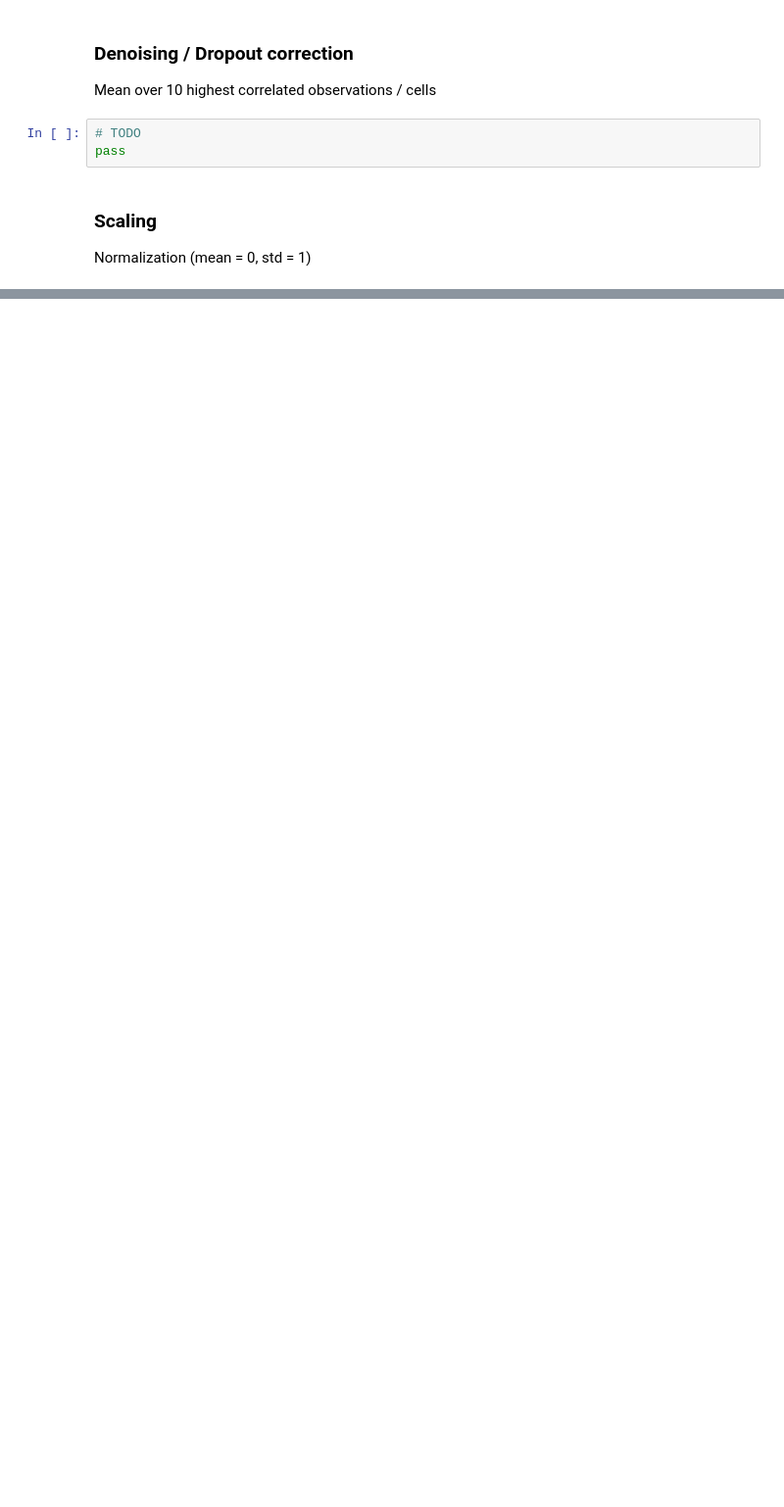
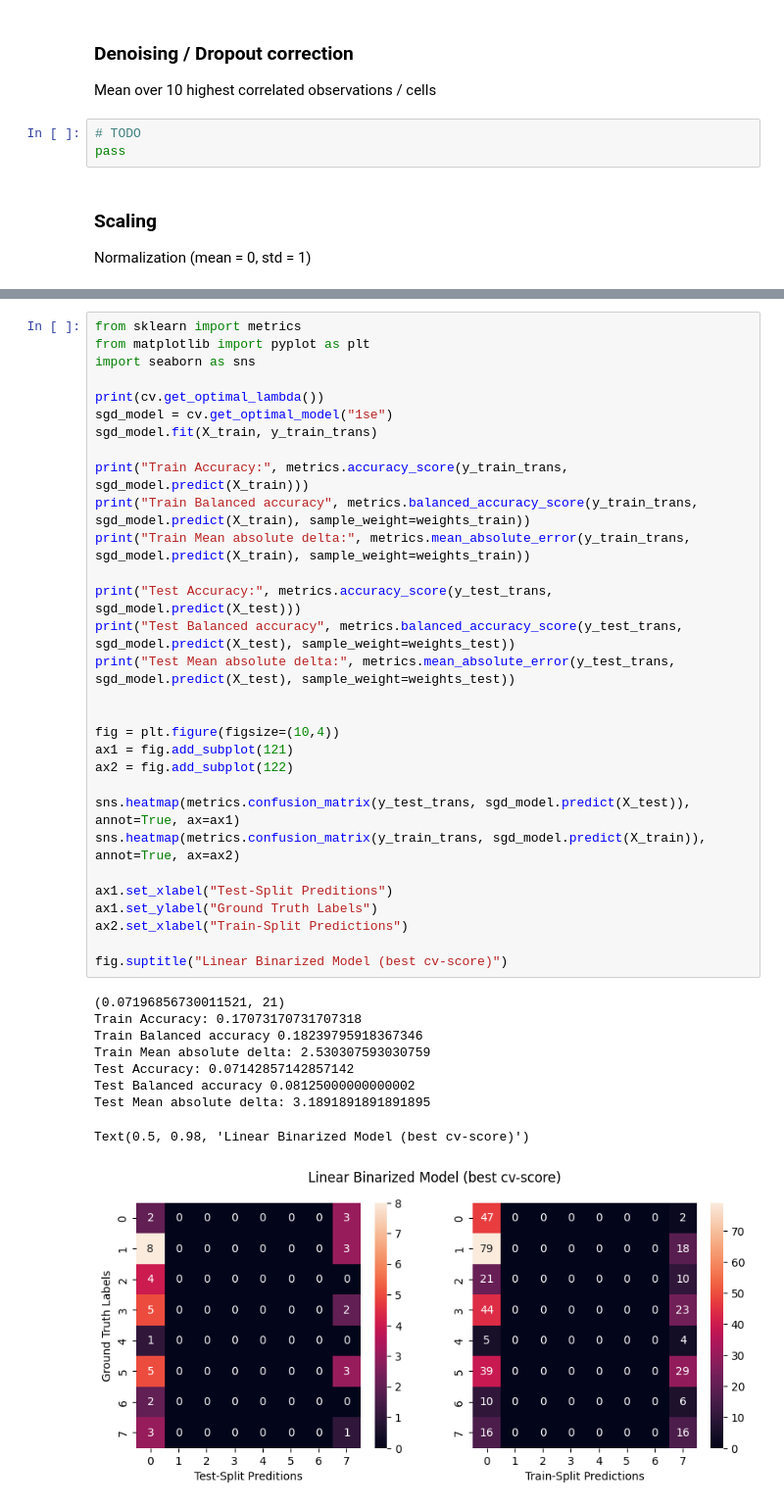
Before and after one commit to JulianFlesch/Masterthesis-Supplementary, a Jupyter notebook: experiments/04_BaselineModel/Preprocessing.ipynb, the cells around one changed output, grey strips where cells are left out. Shown at 98% size. Drawn from its saved outputs; the diff is of its cells as text; blank space fills up the shorter version.

```diff
--- a/experiments/04_BaselineModel/Preprocessing.ipynb
+++ b/experiments/04_BaselineModel/Preprocessing.ipynb
@@ -74,0 +280,40 @@ sc.pp.scale(acinar_copy)
+# %%
+from sklearn import metrics
+from matplotlib import pyplot as plt
+import seaborn as sns
+
+print(cv.get_optimal_lambda())
+sgd_model = cv.get_optimal_model("1se")
+sgd_model.fit(X_train, y_train_trans)
+
+print("Train Accuracy:", metrics.accuracy_score(y_train_trans, sgd_model.predict(X_train)))
+print("Train Balanced accuracy", metrics.balanced_accuracy_score(y_train_trans, sgd_model.predict(X_train), sample_weight=weights_train))
+print("Train Mean absolute delta:", metrics.mean_absolute_error(y_train_trans, sgd_model.predict(X_train), sample_weight=weights_train))
+
+print("Test Accuracy:", metrics.accuracy_score(y_test_trans, sgd_model.predict(X_test)))
+print("Test Balanced accuracy", metrics.balanced_accuracy_score(y_test_trans, sgd_model.predict(X_test), sample_weight=weights_test))
+print("Test Mean absolute delta:", metrics.mean_absolute_error(y_test_trans, sgd_model.predict(X_test), sample_weight=weights_test))
+
+
+fig = plt.figure(figsize=(10,4))
+ax1 = fig.add_subplot(121)
+ax2 = fig.add_subplot(122)
+
+sns.heatmap(metrics.confusion_matrix(y_test_trans, sgd_model.predict(X_test)), annot=True, ax=ax1)
+sns.heatmap(metrics.confusion_matrix(y_train_trans, sgd_model.predict(X_train)), annot=True, ax=ax2)
+
+ax1.set_xlabel("Test-Split Preditions")
+ax1.set_ylabel("Ground Truth Labels")
+ax2.set_xlabel("Train-Split Predictions")
+
+fig.suptitle("Linear Binarized Model (best cv-score)")
+# %% [output]
+(0.07196856730011521, 21)
+Train Accuracy: 0.17073170731707318
+Train Balanced accuracy 0.18239795918367346
+Train Mean absolute delta: 2.530307593030759
+Test Accuracy: 0.07142857142857142
+Test Balanced accuracy 0.08125000000000002
+Test Mean absolute delta: 3.1891891891891895
+Text(0.5, 0.98, 'Linear Binarized Model (best cv-score)')
+[figure, added]
```
Also changed, not shown: parts of 34 cells of this notebook, 7 other files.
